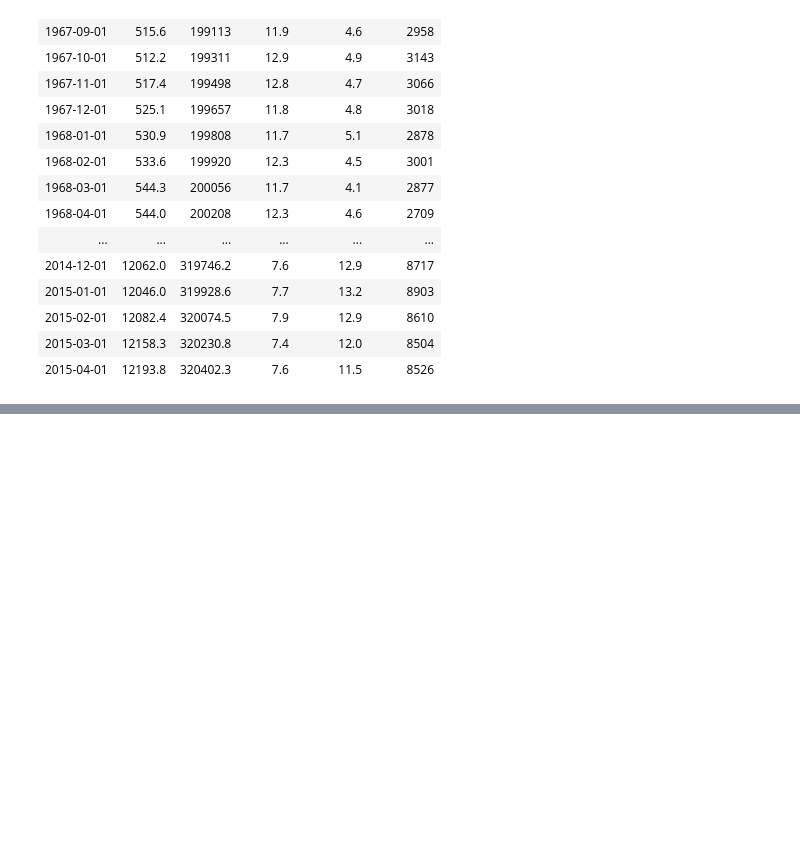
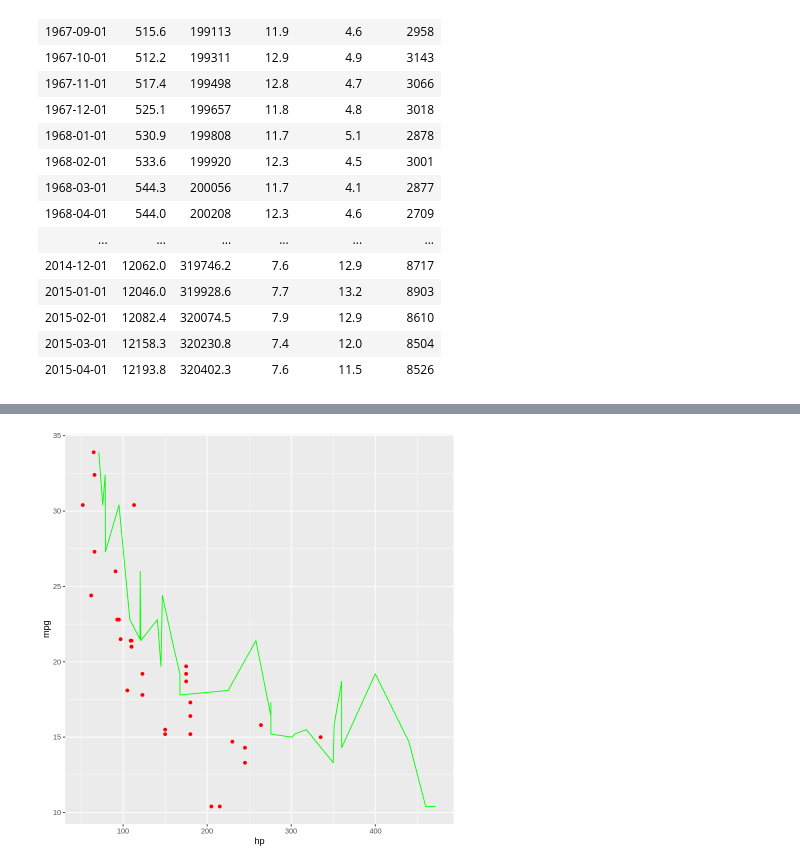
Before and after one commit to IEXE-Tec/computo-datos-masivos, a Jupyter notebook: 06_R_Sagemaker.ipynb, the cells around one changed output, grey strips where cells are left out. Drawn from its saved outputs; the diff is of its cells as text; code cells hidden in the pictures; blank space fills up the shorter version.

```diff
--- a/06_R_Sagemaker.ipynb
+++ b/06_R_Sagemaker.ipynb
@@ -1065,0 +1181,5 @@ A tibble: 574 × 6
+# %%
+ggplot(mtcars) + geom_point(aes(x=hp, y=mpg),colour='red') +
+geom_line(aes(disp, mpg), colour='green')
+# %% [output]
+[figure, added]
```
Also changed, not shown: parts of 29 cells of this notebook.
